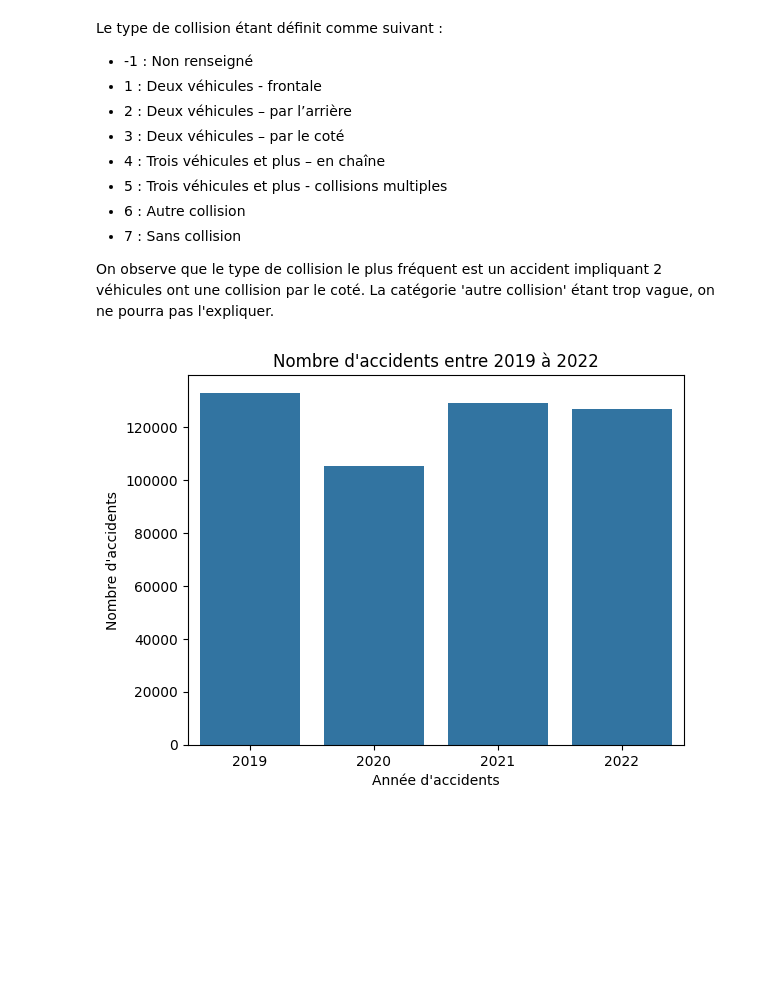
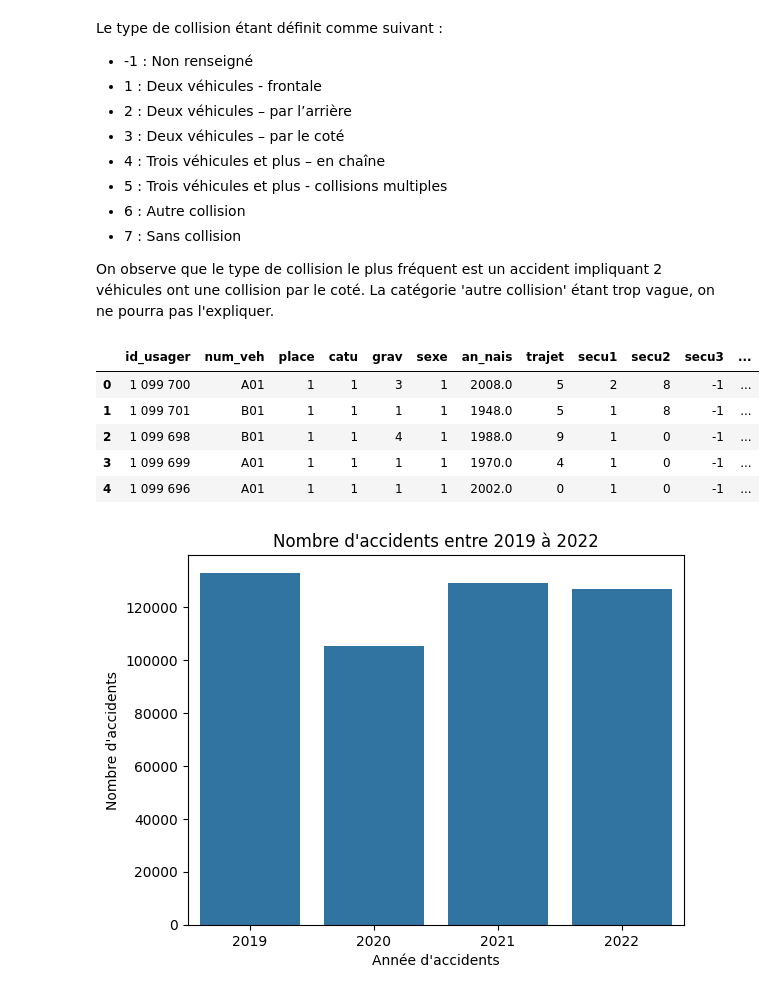
Before and after one commit to Nujadn/accident_route, a Jupyter notebook: analyse_exploratoire.ipynb, the cells around one changed output. Cells and saved outputs as stored; diff of their text form; code cells hidden in the pictures; blank space fills up the shorter version.

```diff
--- a/analyse_exploratoire.ipynb
+++ b/analyse_exploratoire.ipynb
@@ -336,6 +335,15 @@ Le type de collision étant définit comme suivant :
 - 7 : Sans collision
 
 On observe que le type de collision le plus fréquent est un accident impliquant 2 véhicules ont une collision par le coté. La catégorie 'autre collision' étant trop vague, on ne pourra pas l'expliquer.
+# %%
+df.head()
+# %% [output]
+|  | id_usager | num_veh | place | catu | grav | sexe | an_nais | trajet | secu1 | secu2 | secu3 | ... |
+| 0 | 1 099 700 | A01 | 1 | 1 | 3 | 1 | 2008.0 | 5 | 2 | 8 | -1 | ... |
+| 1 | 1 099 701 | B01 | 1 | 1 | 1 | 1 | 1948.0 | 5 | 1 | 8 | -1 | ... |
+| 2 | 1 099 698 | B01 | 1 | 1 | 4 | 1 | 1988.0 | 9 | 1 | 0 | -1 | ... |
+| 3 | 1 099 699 | A01 | 1 | 1 | 1 | 1 | 1970.0 | 4 | 1 | 0 | -1 | ... |
+| 4 | 1 099 696 | A01 | 1 | 1 | 1 | 1 | 2002.0 | 0 | 1 | 0 | -1 | ... |
 # %%
 df['grav'].sum() # 1 251 081 tués de 2019 à 2022
 
```
Also changed, not shown: parts of 16 cells of this notebook, 2 other files.
